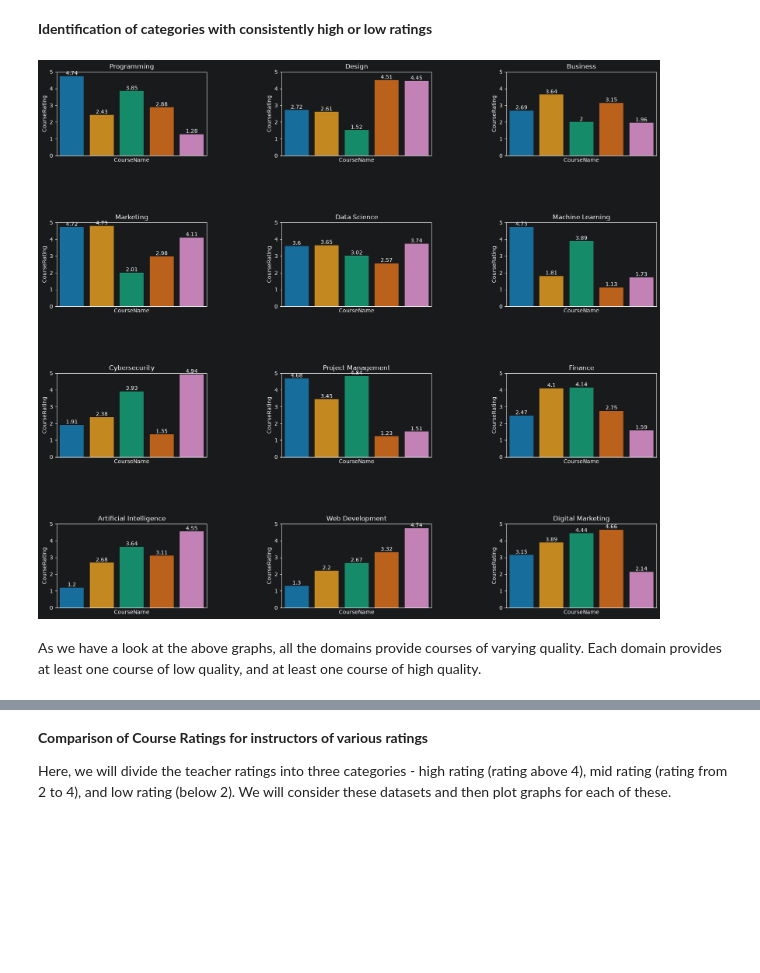
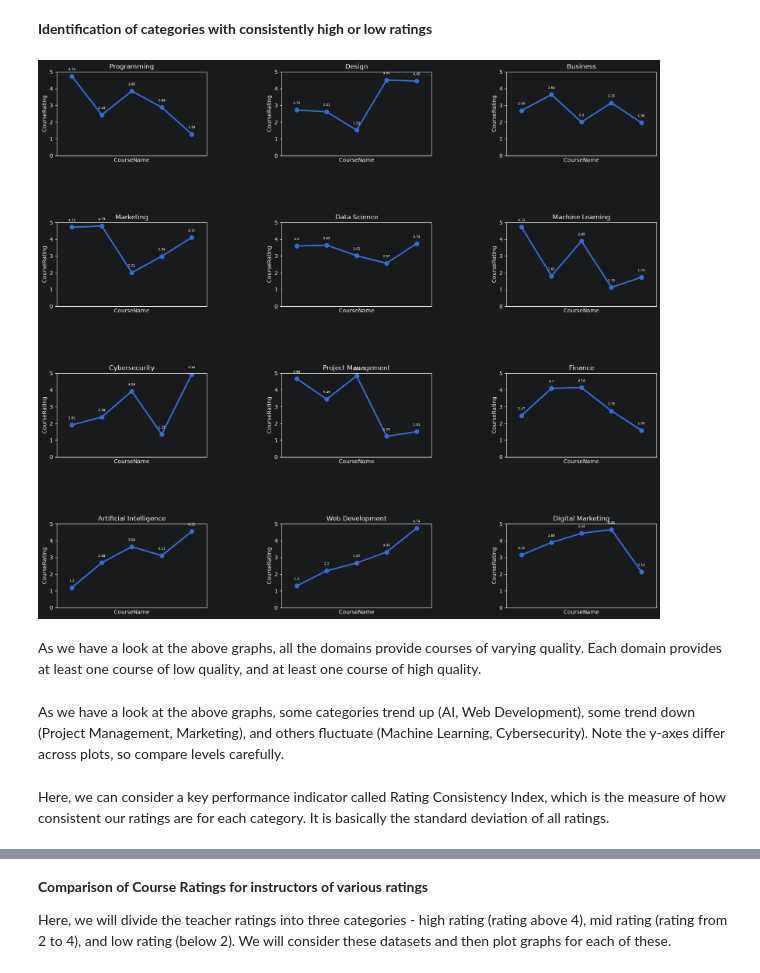
Before and after one commit to amithvardhan99/resume-projects, a Jupyter notebook: Instructor Performance and Course Quality Evaluation on EduPro/notebook.ipynb, the cells around one changed output, grey strips where cells are left out. Cells and saved outputs as stored; diff of their text form; code cells hidden in the pictures; blank space fills up the shorter version.

```diff
--- a/Instructor Performance and Course Quality Evaluation on EduPro/notebook.ipynb
+++ b/Instructor Performance and Course Quality Evaluation on EduPro/notebook.ipynb
@@ -652,29 +676,33 @@ From the above graph, we can say that there is small significance of differences
 # %%
 nrows = 4
 ncols = len(df["CourseCategory"].unique())//nrows
 
 list_of_course_categories = df["CourseCategory"].unique()
 
 # fig, ax = plt.subplots(nrows=len(list_of_course_categories),ncols=1,figsize=(20,10))
 fig, ax = plt.subplots(nrows=nrows,ncols=ncols,figsize=(20,18))
 fig.subplots_adjust(hspace=0.8, wspace=0.5)
 
 ctr = 0
 for (i,j) in list(itertools.product(range(nrows),range(ncols))):
     course_category = list_of_course_categories[ctr]
     #lf = df[df["CourseCategory"]==course_category]["CourseRating"].reset_index(drop=True)
-    lf = df[df["CourseCategory"]==course_category][["CourseName","CourseRating"]].drop_duplicates()
-    sns.barplot(x=lf["CourseName"],y=lf["CourseRating"],ax=ax[i,j],palette="colorblind")#,drawstyle="steps-post",lw=4)
-    for k in ax[i,j].containers:
-        ax[i,j].bar_label(container=k)
+    lf = df[df["CourseCategory"]==course_category][["CourseName","CourseRating"]].drop_duplicates(ignore_index=True)
+    sns.pointplot(x=lf["CourseName"],y=lf["CourseRating"],ax=ax[i,j])#,drawstyle="steps-post",lw=4)
+    for k, val in zip(lf["CourseName"].values,lf["CourseRating"].values):
+        ax[i,j].text(k,val+0.5,str(val),ha="center",va="top",fontsize=6)
     ax[i,j].set_title(course_category)
     ax[i,j].set_xticks([])
     ax[i,j].set_ylim(0,5)
 
     #ax[ctr] = sns.pointplot(lf)
     #
     ctr += 1
 # %% [output]
-[figure, old version]
+[figure, new version]
 # %% [markdown]
 As we have a look at the above graphs, all the domains provide courses of varying quality. Each domain provides at least one course of low quality, and at least one course of high quality.
+# %% [markdown]
+As we have a look at the above graphs, some categories trend up (AI, Web Development), some trend down (Project Management, Marketing), and others fluctuate (Machine Learning, Cybersecurity). Note the y-axes differ across plots, so compare levels carefully.
+# %% [markdown]
+Here, we can consider a key performance indicator called Rating Consistency Index, which is the measure of how consistent our ratings are for each category. It is basically the standard deviation of all ratings.
```
Also changed, not shown: parts of 35 cells of this notebook, 1 other file.
